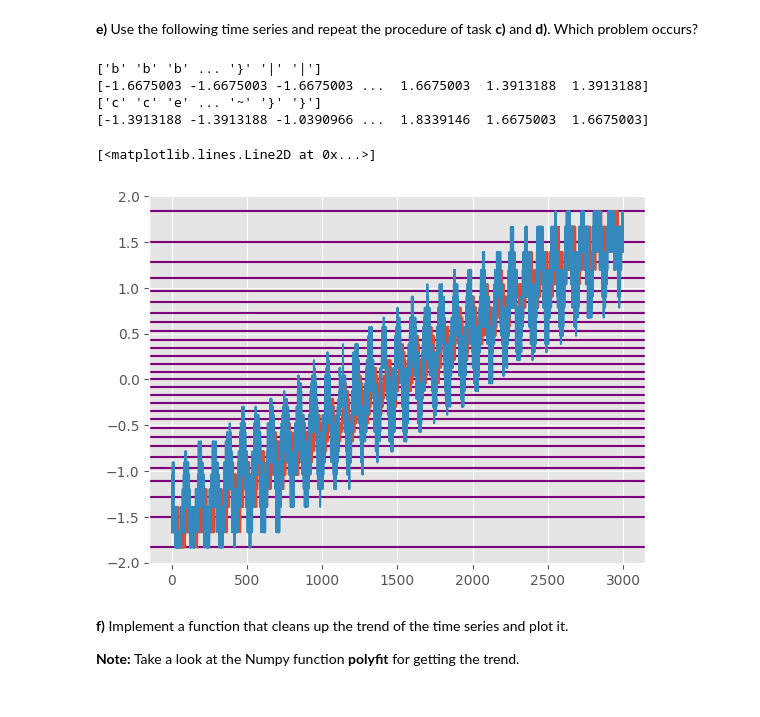
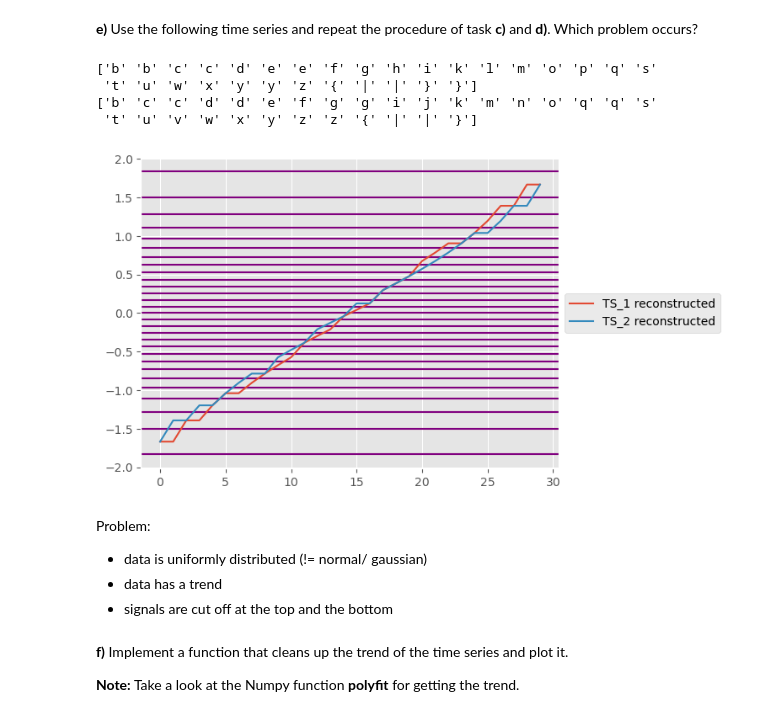
Before and after one commit to KlaraGtknst/TSDM_WS23_34, a Jupyter notebook: Exercise_03_representation.ipynb, the cells around one changed output. Drawn from its saved outputs; the diff is of its cells as text; code cells hidden in the pictures.

```diff
--- a/Exercise_03_representation.ipynb
+++ b/Exercise_03_representation.ipynb
@@ -345,32 +345,37 @@ print(norm_euclid(b, np.array([[i] * (len(y) // N_SECTIONS) for i in b_recon]).f
 xx,yy = TS_1(x1=200, samples=3000)
 aa,bb = TS_2(x1=200, samples=3000)
 # %%
-sax = SAX(30)
-sax.fit(yy)
+sax = SAX(30, n_sections=N_SECTIONS)
+sax.fit(yy) # TS_1
 yy_transformed = sax.transform(yy)
 yy_recon = sax.reconstruct(yy_transformed)
 for i in sax.breakpoints:
     plt.axhline(i, c="red")
-sax.fit(bb)
+sax.fit(bb) # TS_2
 bb_transformed = sax.transform(bb)
 bb_recon = sax.reconstruct(bb_transformed)
 for i in sax.breakpoints:
     plt.axhline(i, c="blue", alpha=0.5)
 
 print(yy_transformed)
-print(yy_recon)
+# print(yy_recon)
 print(bb_transformed)
-print(bb_recon)
-plt.plot(yy_recon)
-plt.plot(bb_recon)
-#Uniformly distributed and signals are cut off at the top and the bottom
+# print(bb_recon)
+plt.plot(yy_recon, label='TS_1 reconstructed')
+plt.plot(bb_recon, label='TS_2 reconstructed')
+plt.legend(loc='center left', bbox_to_anchor=(1, 0.5))
+plt.show()
 # %% [output]
-['b' 'b' 'b' ... '}' '|' '|']
-[-1.6675003 -1.6675003 -1.6675003 ...  1.6675003  1.3913188  1.3913188]
-['c' 'c' 'e' ... '~' '}' '}']
-[-1.3913188 -1.3913188 -1.0390966 ...  1.8339146  1.6675003  1.6675003]
+['b' 'b' 'c' 'c' 'd' 'e' 'e' 'f' 'g' 'h' 'i' 'k' 'l' 'm' 'o' 'p' 'q' 's'
+ 't' 'u' 'w' 'x' 'y' 'y' 'z' '{' '|' '|' '}' '}']
+['b' 'c' 'c' 'd' 'd' 'e' 'f' 'g' 'g' 'i' 'j' 'k' 'm' 'n' 'o' 'q' 'q' 's'
+ 't' 'u' 'v' 'w' 'x' 'y' 'z' 'z' '{' '|' '|' '}']
-[<matplotlib.lines.Line2D at 0x...>]
-[figure, old version]
+[figure, new version]
+# %% [markdown]
+Problem:
+- data is uniformly distributed (!= normal/ gaussian)
+- data has a trend
+- signals are cut off at the top and the bottom
 # %% [markdown]
 **f)** Implement a function that cleans up the trend of the time series and plot it.
 
```
Also changed, not shown: parts of 4 cells of this notebook.
